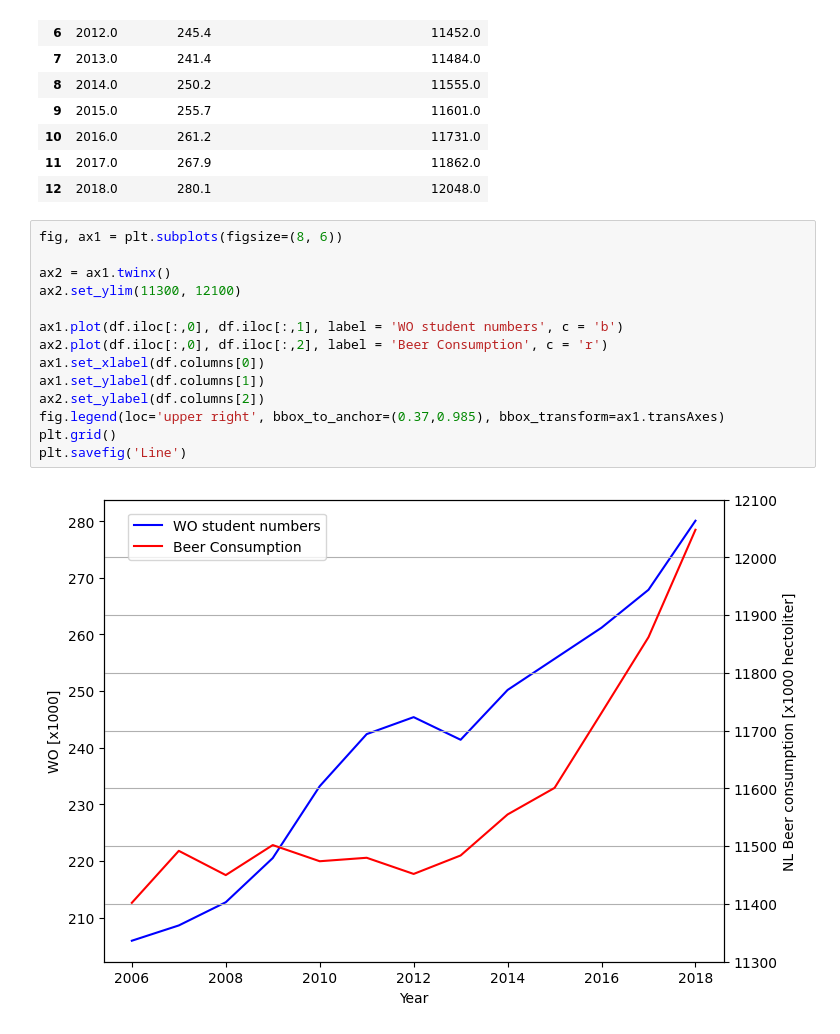
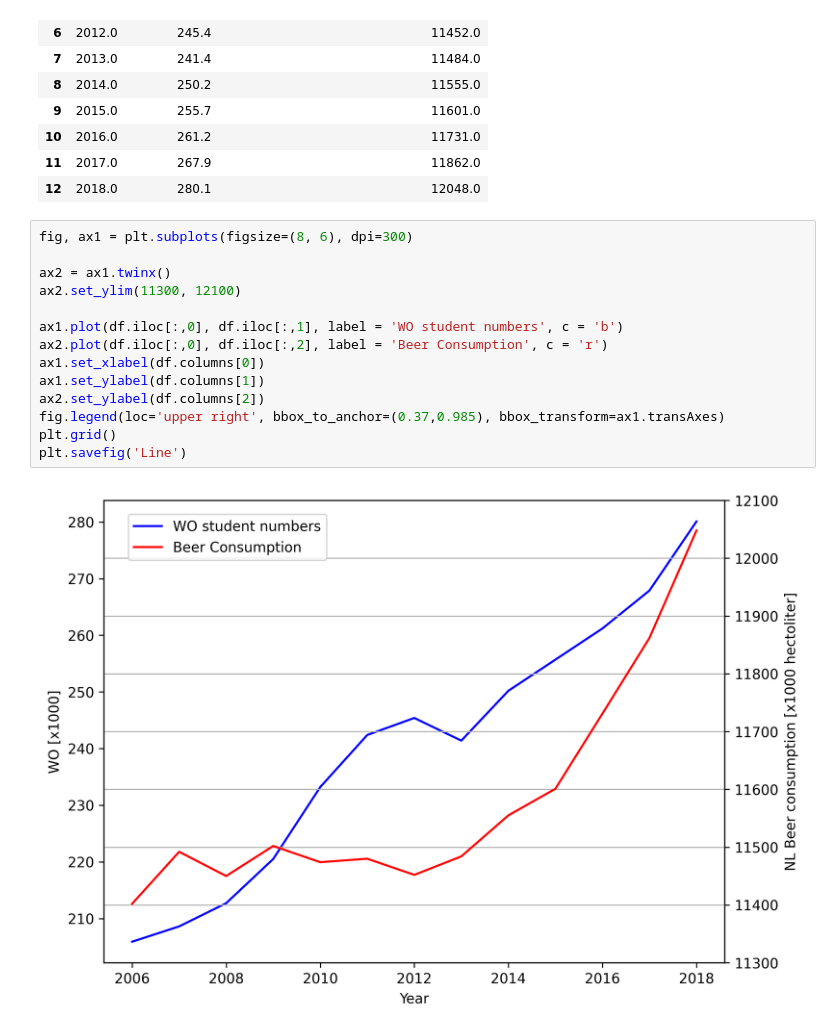
Before and after one commit to gzavo/CS_Assignment, a Jupyter notebook: week3_assignment.ipynb, the cells around one changed output. Drawn from its saved outputs; the diff is of its cells as text.

```diff
--- a/week3_assignment.ipynb
+++ b/week3_assignment.ipynb
@@ -23,21 +23,21 @@ df
 | 11 | 2017.0 | 267.9 | 11862.0 |
 | 12 | 2018.0 | 280.1 | 12048.0 |
 # %%
-fig, ax1 = plt.subplots(figsize=(8, 6))
+fig, ax1 = plt.subplots(figsize=(8, 6), dpi=300)
 
 ax2 = ax1.twinx()
 ax2.set_ylim(11300, 12100)
 
 ax1.plot(df.iloc[:,0], df.iloc[:,1], label = 'WO student numbers', c = 'b')
 ax2.plot(df.iloc[:,0], df.iloc[:,2], label = 'Beer Consumption', c = 'r')
 ax1.set_xlabel(df.columns[0])
 ax1.set_ylabel(df.columns[1])
 ax2.set_ylabel(df.columns[2])
 fig.legend(loc='upper right', bbox_to_anchor=(0.37,0.985), bbox_transform=ax1.transAxes)
 plt.grid()
 plt.savefig('Line')
 # %% [output]
-[figure, old version]
+[figure, new version]
 # %%
 pearson_corr, _ = pearsonr(df.iloc[:,1], df.iloc[:,2])
 
```
Also changed, not shown: parts of 1 cell of this notebook, 2 other files.
